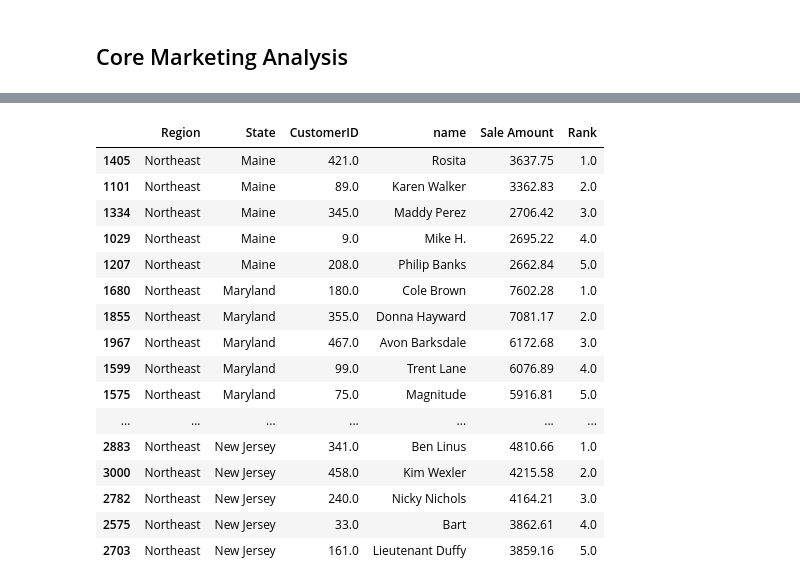
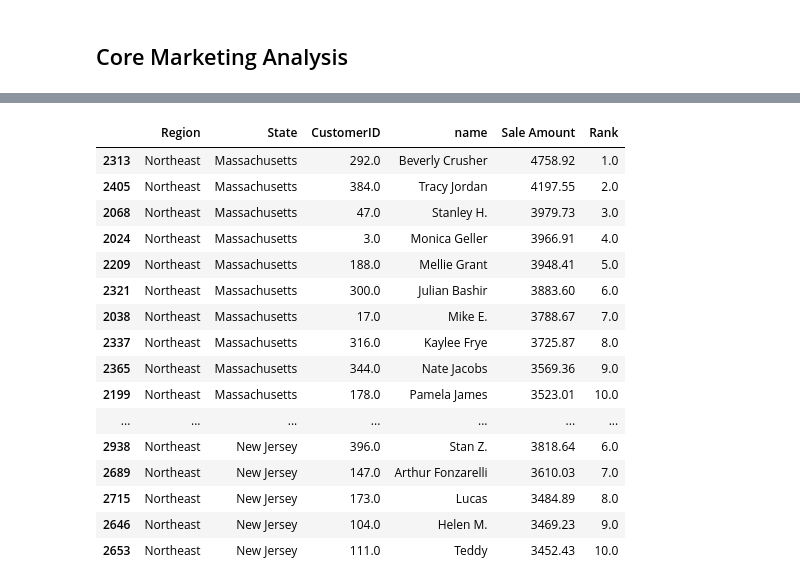
Before and after one commit to maritzaruiz2026/Capstone_2, a Jupyter notebook: ruiz_sales_analysis.ipynb, the cells around one changed output, grey strips where cells are left out. Drawn from its saved outputs; the diff is of its cells as text; code cells hidden in the pictures.

```diff
--- a/ruiz_sales_analysis.ipynb
+++ b/ruiz_sales_analysis.ipynb
@@ -296,42 +351,42 @@ sales_full = pd.merge(
     on="CustomerID",
     how="left")
 # %%
-NE = ['Massachusetts', 'New Jersey', 'Maryland', 'Maine']
+mass_nj = ['Massachusetts', 'New Jersey']
 
 customer_sales = (
     sales_full
         .groupby(["Region", "State", "CustomerID", "name"], as_index=False)["Sale Amount"]
         .sum())
 
-customer_sales_NE = customer_sales[customer_sales["State"].isin(NE)]
+customer_sales_NE = customer_sales[customer_sales["State"].isin(mass_nj)]
 
 customer_sales_NE["Rank"] = (
     customer_sales_NE
         .groupby("State")["Sale Amount"]
         .rank(method="dense", ascending=False))
 
-top_customers_NE = (
+top_customers_mass_nj = (
     customer_sales_NE
-        .query("Rank <= 5")
+        .query("Rank <= 10")
         .sort_values(["State", "Sale Amount"], ascending=[True, False]))
 
-top_customers_NE
+top_customers_mass_nj
 # %% [output]
 |  | Region | State | CustomerID | name | Sale Amount | Rank |
-| 1405 | Northeast | Maine | 421.0 | Rosita | 3637.75 | 1.0 |
-| 1101 | Northeast | Maine | 89.0 | Karen Walker | 3362.83 | 2.0 |
-| 1334 | Northeast | Maine | 345.0 | Maddy Perez | 2706.42 | 3.0 |
-| 1029 | Northeast | Maine | 9.0 | Mike H. | 2695.22 | 4.0 |
-| 1207 | Northeast | Maine | 208.0 | Philip Banks | 2662.84 | 5.0 |
-| 1680 | Northeast | Maryland | 180.0 | Cole Brown | 7602.28 | 1.0 |
-| 1855 | Northeast | Maryland | 355.0 | Donna Hayward | 7081.17 | 2.0 |
-| 1967 | Northeast | Maryland | 467.0 | Avon Barksdale | 6172.68 | 3.0 |
-| 1599 | Northeast | Maryland | 99.0 | Trent Lane | 6076.89 | 4.0 |
-| 1575 | Northeast | Maryland | 75.0 | Magnitude | 5916.81 | 5.0 |
+| 2313 | Northeast | Massachusetts | 292.0 | Beverly Crusher | 4758.92 | 1.0 |
+| 2405 | Northeast | Massachusetts | 384.0 | Tracy Jordan | 4197.55 | 2.0 |
+| 2068 | Northeast | Massachusetts | 47.0 | Stanley H. | 3979.73 | 3.0 |
+| 2024 | Northeast | Massachusetts | 3.0 | Monica Geller | 3966.91 | 4.0 |
+| 2209 | Northeast | Massachusetts | 188.0 | Mellie Grant | 3948.41 | 5.0 |
+| 2321 | Northeast | Massachusetts | 300.0 | Julian Bashir | 3883.60 | 6.0 |
+| 2038 | Northeast | Massachusetts | 17.0 | Mike E. | 3788.67 | 7.0 |
+| 2337 | Northeast | Massachusetts | 316.0 | Kaylee Frye | 3725.87 | 8.0 |
+| 2365 | Northeast | Massachusetts | 344.0 | Nate Jacobs | 3569.36 | 9.0 |
+| 2199 | Northeast | Massachusetts | 178.0 | Pamela James | 3523.01 | 10.0 |
 | ... | ... | ... | ... | ... | ... | ... |
-| 2883 | Northeast | New Jersey | 341.0 | Ben Linus | 4810.66 | 1.0 |
-| 3000 | Northeast | New Jersey | 458.0 | Kim Wexler | 4215.58 | 2.0 |
-| 2782 | Northeast | New Jersey | 240.0 | Nicky Nichols | 4164.21 | 3.0 |
-| 2575 | Northeast | New Jersey | 33.0 | Bart | 3862.61 | 4.0 |
-| 2703 | Northeast | New Jersey | 161.0 | Lieutenant Duffy | 3859.16 | 5.0 |
+| 2938 | Northeast | New Jersey | 396.0 | Stan Z. | 3818.64 | 6.0 |
+| 2689 | Northeast | New Jersey | 147.0 | Arthur Fonzarelli | 3610.03 | 7.0 |
+| 2715 | Northeast | New Jersey | 173.0 | Lucas | 3484.89 | 8.0 |
+| 2646 | Northeast | New Jersey | 104.0 | Helen M. | 3469.23 | 9.0 |
+| 2653 | Northeast | New Jersey | 111.0 | Teddy | 3452.43 | 10.0 |
 # %% [markdown]
```
Also changed, not shown: parts of 26 cells of this notebook.
